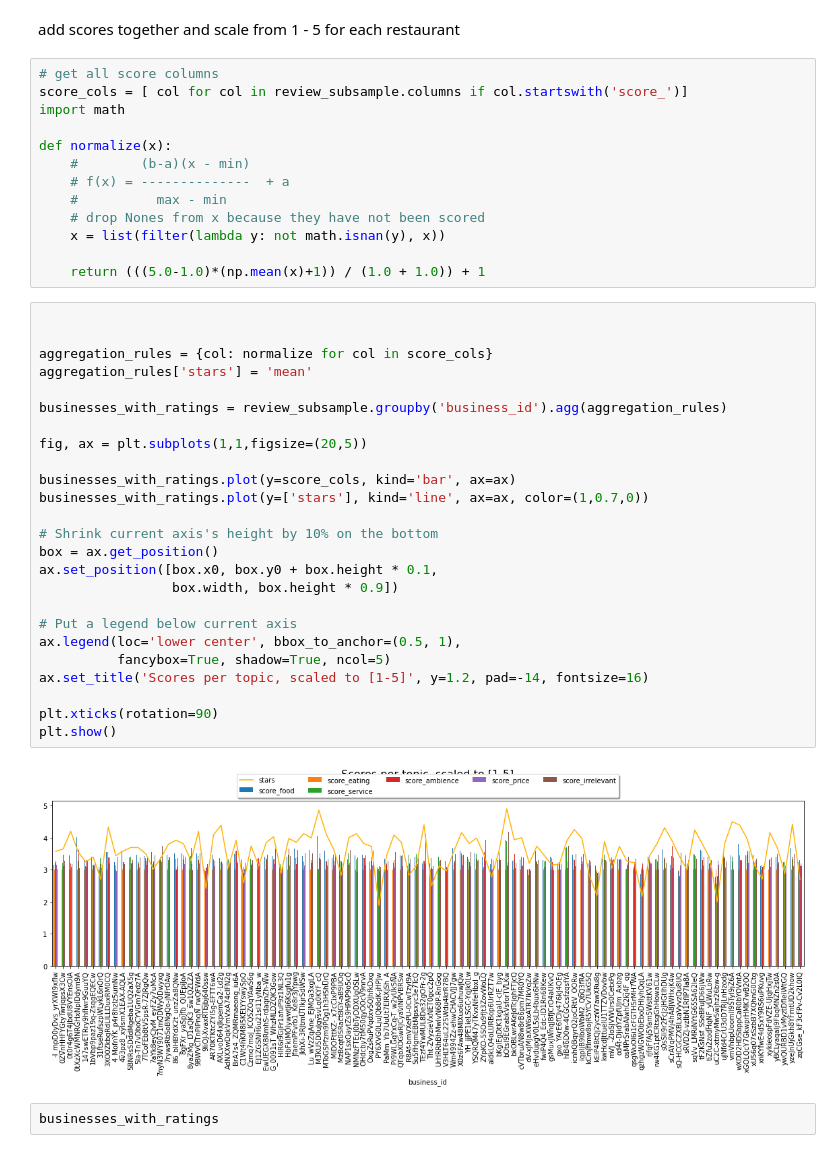
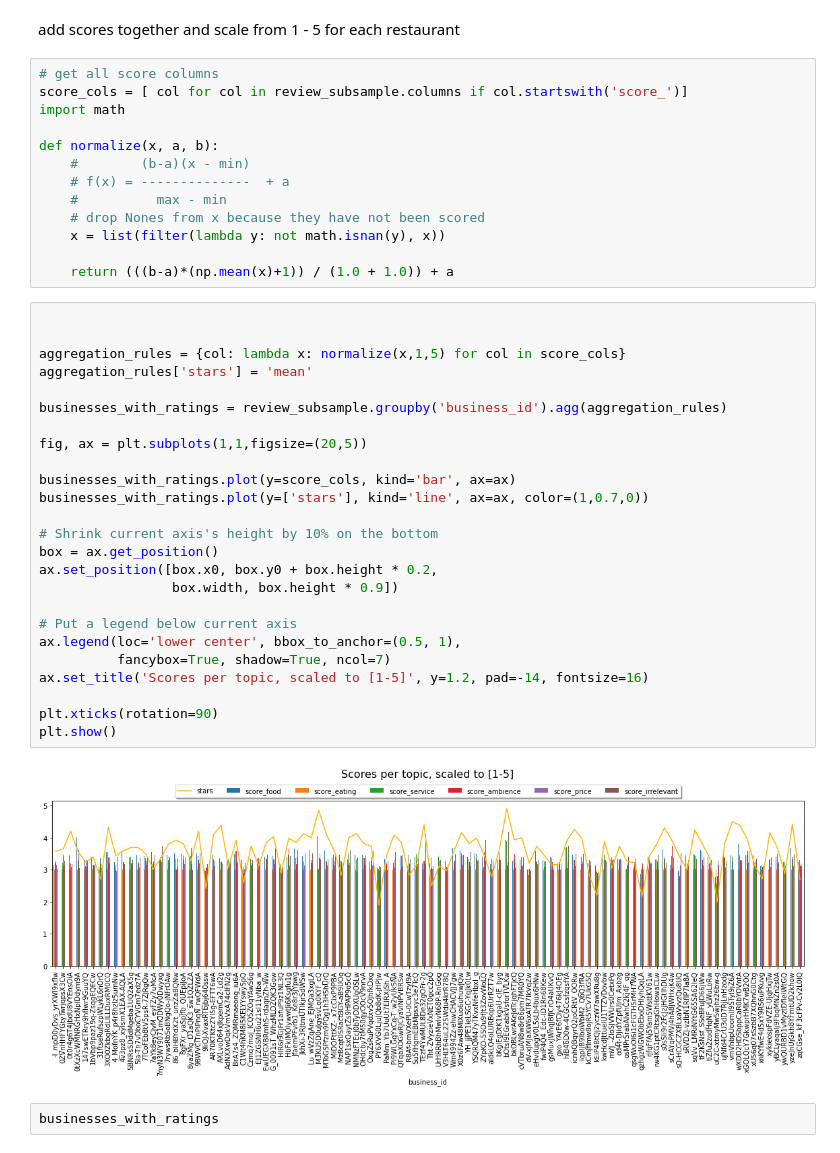
Before and after one commit to lhestermeyer/yelp, a Jupyter notebook: notebooks/20_RestaurantRatingChanges.ipynb, the cells around one changed output. Cells and saved outputs as stored; diff of their text form.

```diff
--- a/notebooks/20_RestaurantRatingChanges.ipynb
+++ b/notebooks/20_RestaurantRatingChanges.ipynb
@@ -782,41 +784,41 @@ add scores together and scale from 1 - 5 for each restaurant
 score_cols = [ col for col in review_subsample.columns if col.startswith('score_')]
 import math
 
-def normalize(x):
+def normalize(x, a, b):
     #        (b-a)(x - min)
     # f(x) = --------------  + a
     #          max - min
     # drop Nones from x because they have not been scored
     x = list(filter(lambda y: not math.isnan(y), x))
 
-    return (((5.0-1.0)*(np.mean(x)+1)) / (1.0 + 1.0)) + 1
+    return (((b-a)*(np.mean(x)+1)) / (1.0 + 1.0)) + a
 # %%
 
 
-aggregation_rules = {col: normalize for col in score_cols}
+aggregation_rules = {col: lambda x: normalize(x,1,5) for col in score_cols}
 aggregation_rules['stars'] = 'mean'
 
 businesses_with_ratings = review_subsample.groupby('business_id').agg(aggregation_rules)
 
 fig, ax = plt.subplots(1,1,figsize=(20,5))
 
 businesses_with_ratings.plot(y=score_cols, kind='bar', ax=ax)
 businesses_with_ratings.plot(y=['stars'], kind='line', ax=ax, color=(1,0.7,0))
 
 # Shrink current axis's height by 10% on the bottom
 box = ax.get_position()
-ax.set_position([box.x0, box.y0 + box.height * 0.1,
+ax.set_position([box.x0, box.y0 + box.height * 0.2,
                  box.width, box.height * 0.9])
 
 # Put a legend below current axis
 ax.legend(loc='lower center', bbox_to_anchor=(0.5, 1),
-          fancybox=True, shadow=True, ncol=5)
+          fancybox=True, shadow=True, ncol=7)
 ax.set_title('Scores per topic, scaled to [1-5]', y=1.2, pad=-14, fontsize=16)
 
 plt.xticks(rotation=90)
 plt.show()
 # %% [output]
-[figure, old version]
+[figure, new version]
 # %%
 businesses_with_ratings
 # %% [output]
```
Also changed, not shown: parts of 15 cells of this notebook, 3 other files.
